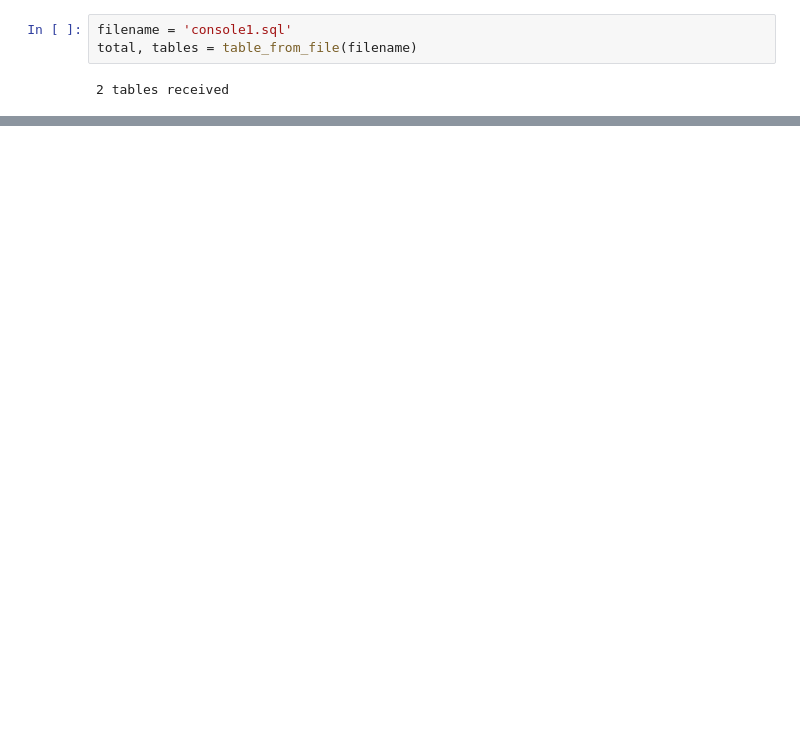
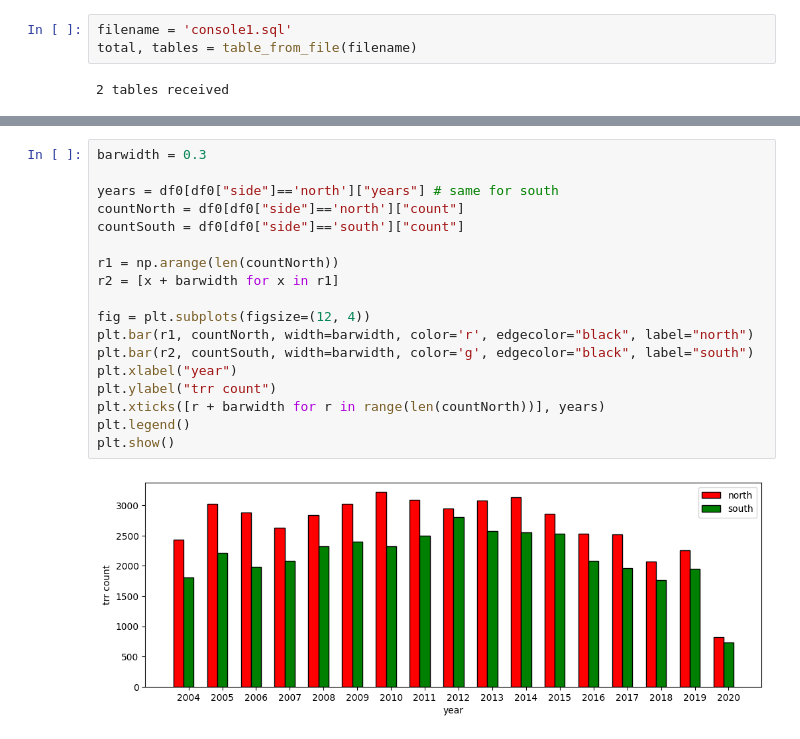
Before and after one commit to ShaliniR8/WiseKingfishers, a Jupyter notebook: cpdbML.ipynb, the cells around one changed output, grey strips where cells are left out. Drawn from its saved outputs; the diff is of its cells as text; blank space fills up the shorter version.

```diff
--- a/cpdbML.ipynb
+++ b/cpdbML.ipynb
@@ -138,0 +181,20 @@ pandas.core.series.Series
+# %%
+barwidth = 0.3
+
+years = df0[df0["side"]=='north']["years"] # same for south
+countNorth = df0[df0["side"]=='north']["count"]
+countSouth = df0[df0["side"]=='south']["count"]
+
+r1 = np.arange(len(countNorth))
+r2 = [x + barwidth for x in r1]
+
+fig = plt.subplots(figsize=(12, 4))
+plt.bar(r1, countNorth, width=barwidth, color='r', edgecolor="black", label="north")
+plt.bar(r2, countSouth, width=barwidth, color='g', edgecolor="black", label="south")
+plt.xlabel("year")
+plt.ylabel("trr count")
+plt.xticks([r + barwidth for r in range(len(countNorth))], years)
+plt.legend()
+plt.show()
+# %% [output]
+[figure, added]
```
Also changed, not shown: parts of 24 cells of this notebook, 1 other file.
